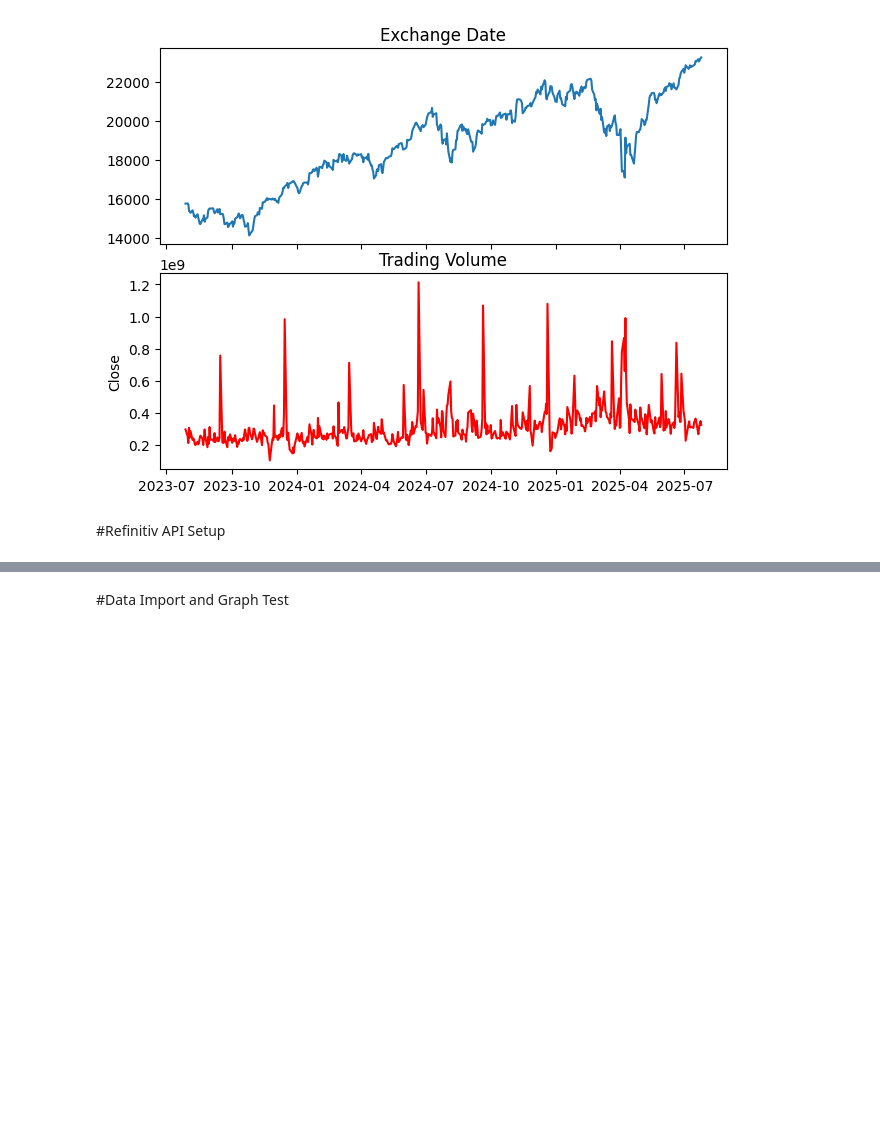
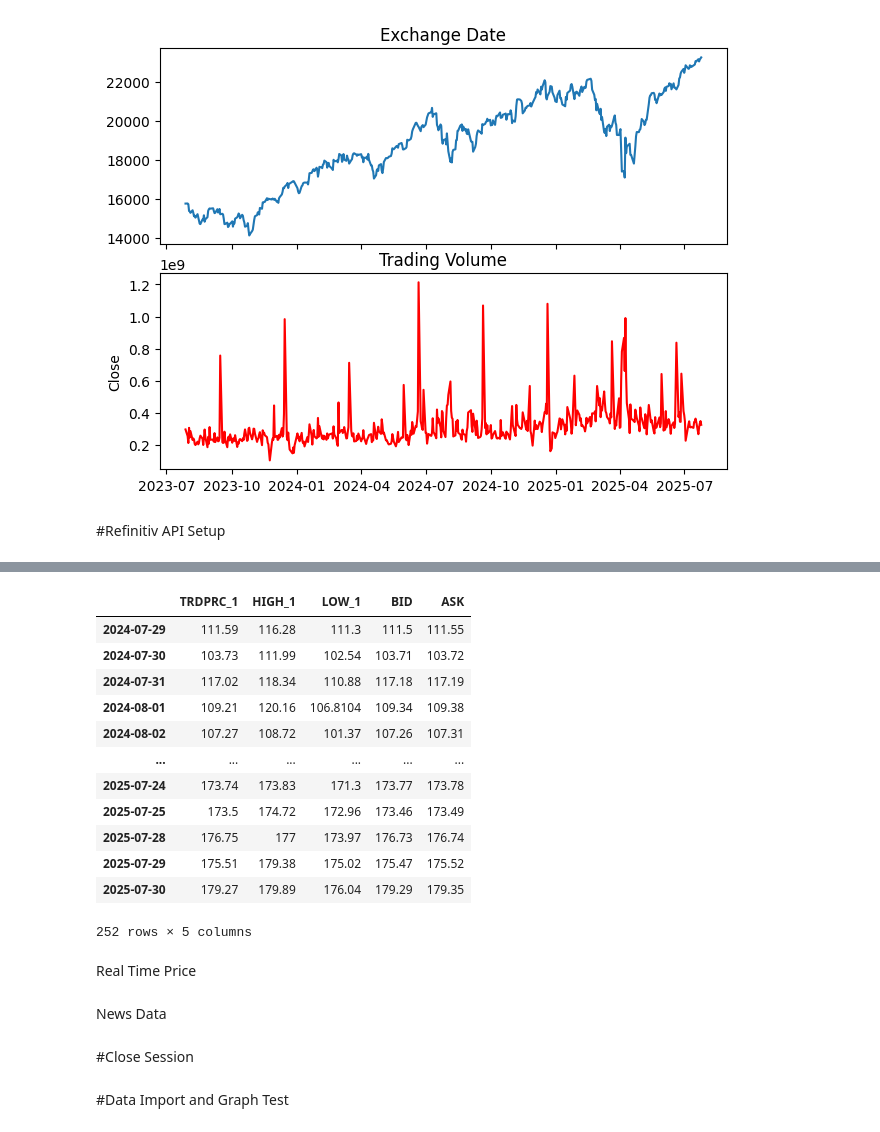
Before and after one commit to Seb207/Market-Context-Project, a Jupyter notebook: Setup_Lab.ipynb, the cells around one changed output, grey strips where cells are left out. Drawn from its saved outputs; the diff is of its cells as text; code cells hidden in the pictures; blank space fills up the shorter version.

```diff
--- a/Setup_Lab.ipynb
+++ b/Setup_Lab.ipynb
@@ -85,0 +166,18 @@ plt.show()
+# %%
+rdp.get_historical_price_summaries(universe = 'NVDA.O', interval=rdp.Intervals.DAILY, count=252, fields=['BID', 'ASK', 'TRDPRC_1', 'HIGH_1', 'LOW_1'])
+# %% [output]
+|  | TRDPRC_1 | HIGH_1 | LOW_1 | BID | ASK |
+| 2024-07-29 | 111.59 | 116.28 | 111.3 | 111.5 | 111.55 |
+| 2024-07-30 | 103.73 | 111.99 | 102.54 | 103.71 | 103.72 |
+| 2024-07-31 | 117.02 | 118.34 | 110.88 | 117.18 | 117.19 |
+| 2024-08-01 | 109.21 | 120.16 | 106.8104 | 109.34 | 109.38 |
+| 2024-08-02 | 107.27 | 108.72 | 101.37 | 107.26 | 107.31 |
+| ... | ... | ... | ... | ... | ... |
+| 2025-07-24 | 173.74 | 173.83 | 171.3 | 173.77 | 173.78 |
+| 2025-07-25 | 173.5 | 174.72 | 172.96 | 173.46 | 173.49 |
+| 2025-07-28 | 176.75 | 177 | 173.97 | 176.73 | 176.74 |
+| 2025-07-29 | 175.51 | 179.38 | 175.02 | 175.47 | 175.52 |
+| 2025-07-30 | 179.27 | 179.89 | 176.04 | 179.29 | 179.35 |
+252 rows × 5 columns
+# %% [markdown]
+Real Time Price
@@ -85,0 +186,2 @@ plt.show()
+# %% [markdown]
+News Data
@@ -85,0 +190,2 @@ plt.show()
+# %% [markdown]
+#Close Session
```
Also changed, not shown: parts of 15 cells of this notebook.
